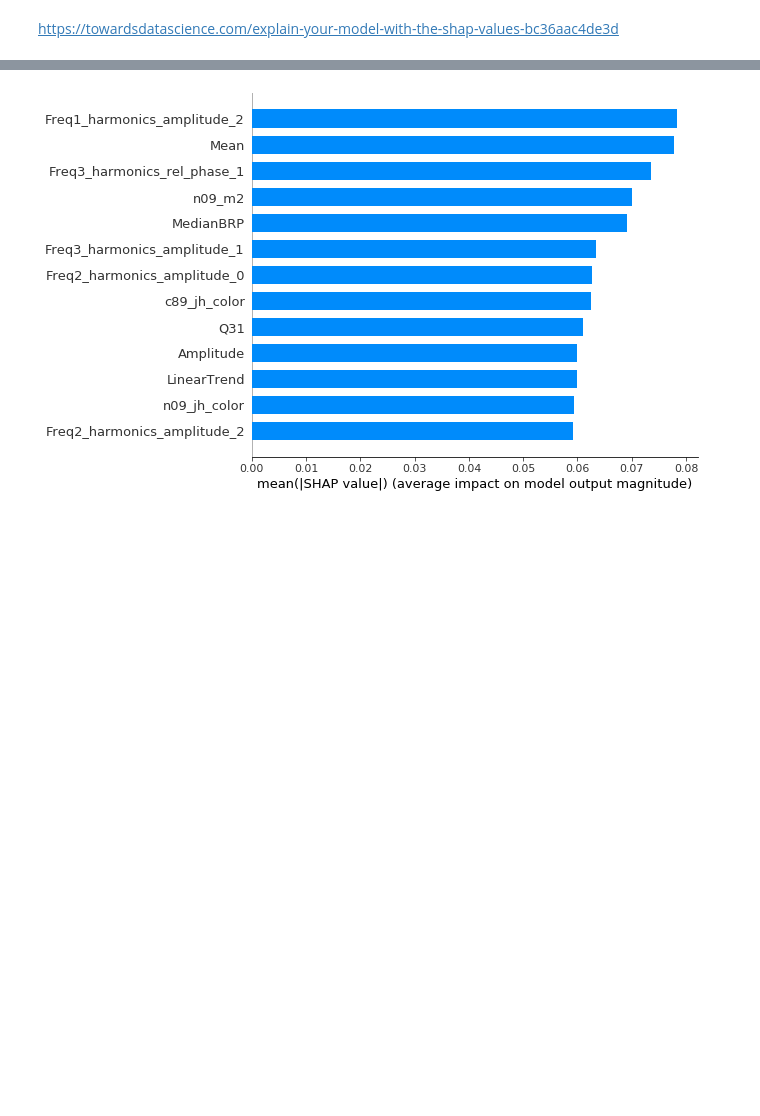
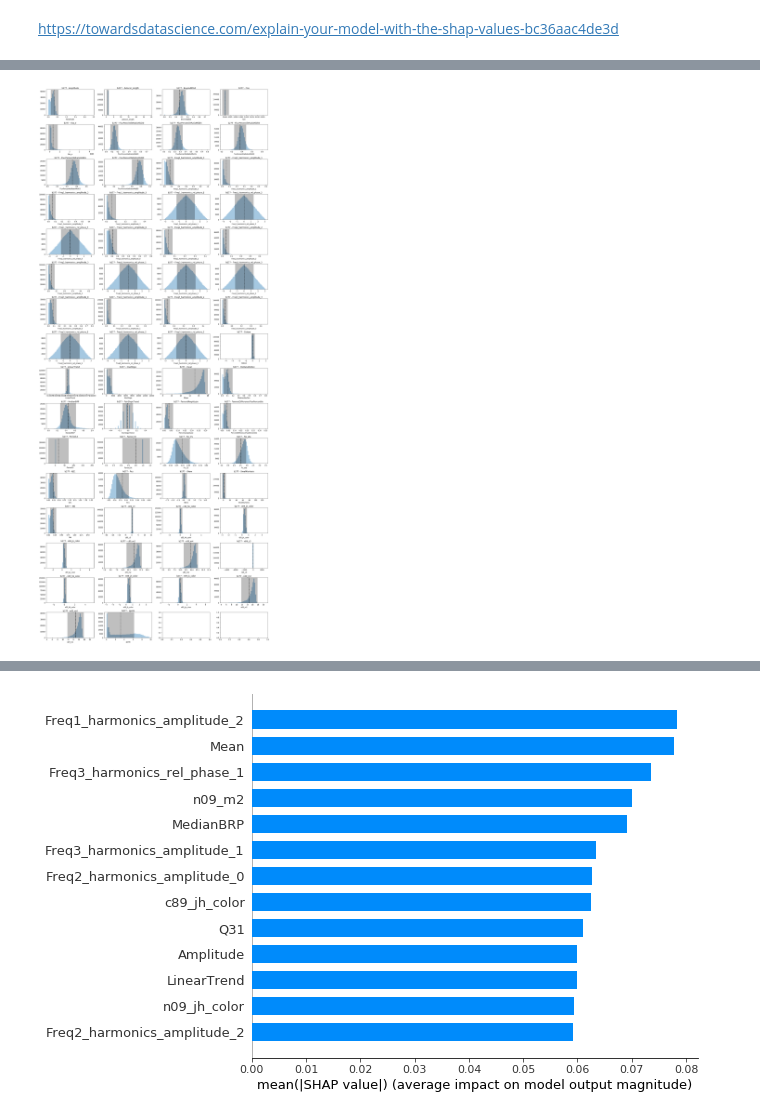
Before and after one commit to leliel12/blazars2, a Jupyter notebook: 01_analysis.ipynb, the cells around one changed output, grey strips where cells are left out. Saved outputs shown, nothing was run; the diff lists cells and outputs as text; code cells hidden in the pictures; blank space fills up the shorter version.

```diff
--- a/01_analysis.ipynb
+++ b/01_analysis.ipynb
@@ -72,0 +147,22 @@ https://towardsdatascience.com/explain-your-model-with-the-shap-values-bc36aac4d
+# %%
+def plot_feats(tname, axes):
+    tile, cone = udatas[tname], cones[tname]
+    cone = tile[tile.id.isin(cone.id)]
+
+    axes = it.chain(*axes)
+
+    for feat, ax in zip(FEATURES, axes):
+        cfmean = cone[feat].mean()
+        cfstd = cone[feat].std()
+
+        sns.distplot(tile[feat], ax=ax, hist=True, norm_hist=False, kde=False)
+        ax.axvline(cfmean, c="k", ls="--")
+        ax.axvspan(cfmean - cfstd, cfmean + cfstd, alpha=0.25, color='k')
+
+        ax.set_title(f"{k} - {feat}")
+
+fig, axes = plt.subplots(16, 4, figsize=(4 * 5, 3 * 16))
+plot_feats("b216", axes)
+fig.tight_layout()
+# %% [output]
+[figure, added]
```
Also changed, not shown: parts of 10 cells of this notebook, 1 other file.
